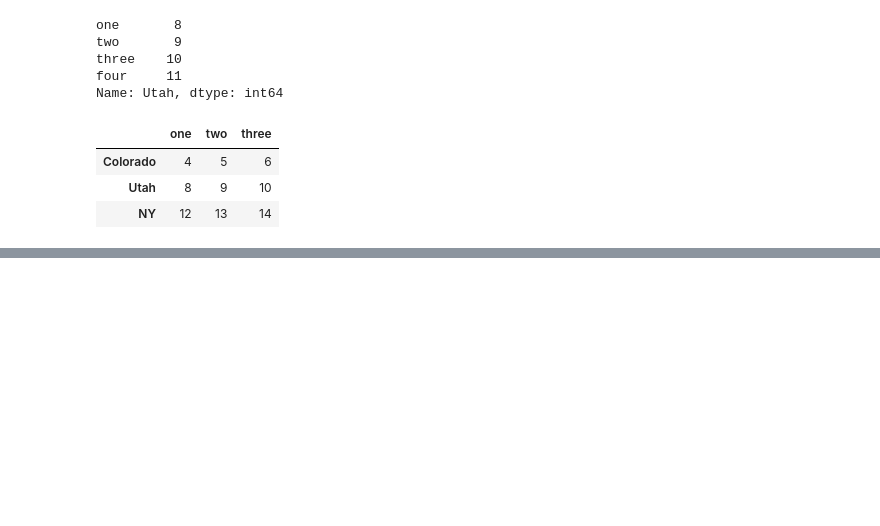
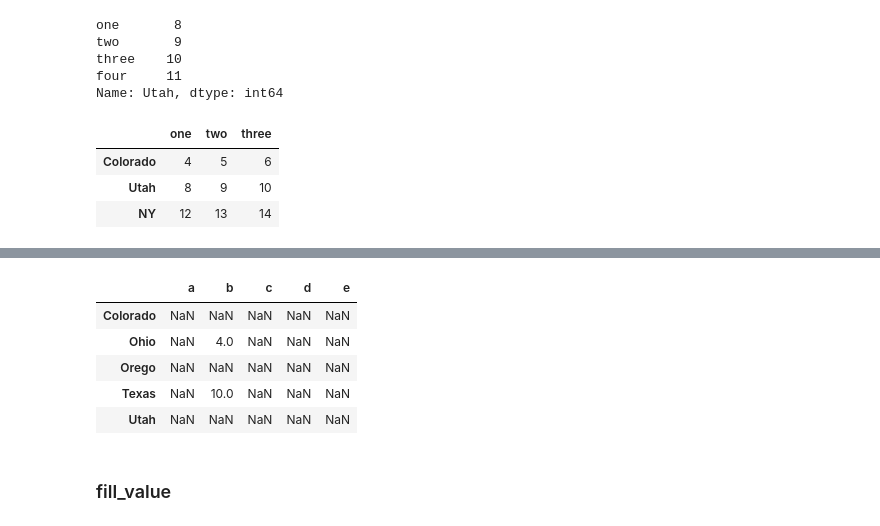
Before and after one commit to ja-vazquez/Python_compendium, a Jupyter notebook: Pandas.ipynb, the cells around one changed output, grey strips where cells are left out. Cells and saved outputs as stored; diff of their text form; code cells hidden in the pictures; blank space fills up the shorter version.

```diff
--- a/Pandas.ipynb
+++ b/Pandas.ipynb
@@ -597,0 +613,7 @@ data.ix[data.three >  5, :3]
+# %%
+# In the case of DataFrame
+
+df1 = DataFrame(np.arange(9).reshape(3, 3), columns= list('abc'),
+                   index =['Ohio', 'Texas', 'Colorado'])
+df2 = DataFrame(np.arange(12).reshape(4, 3), columns=list('bde'),
+                   index= ['Utah', 'Ohio', 'Texas', 'Orego'])
@@ -597,0 +635,11 @@ data.ix[data.three >  5, :3]
+# %%
+df1 + df2
+# %% [output]
+|  | a | b | c | d | e |
+| Colorado | NaN | NaN | NaN | NaN | NaN |
+| Ohio | NaN | 4.0 | NaN | NaN | NaN |
+| Orego | NaN | NaN | NaN | NaN | NaN |
+| Texas | NaN | 10.0 | NaN | NaN | NaN |
+| Utah | NaN | NaN | NaN | NaN | NaN |
+# %% [markdown]
+### fill_value
```
Also changed, not shown: parts of 62 cells of this notebook.
